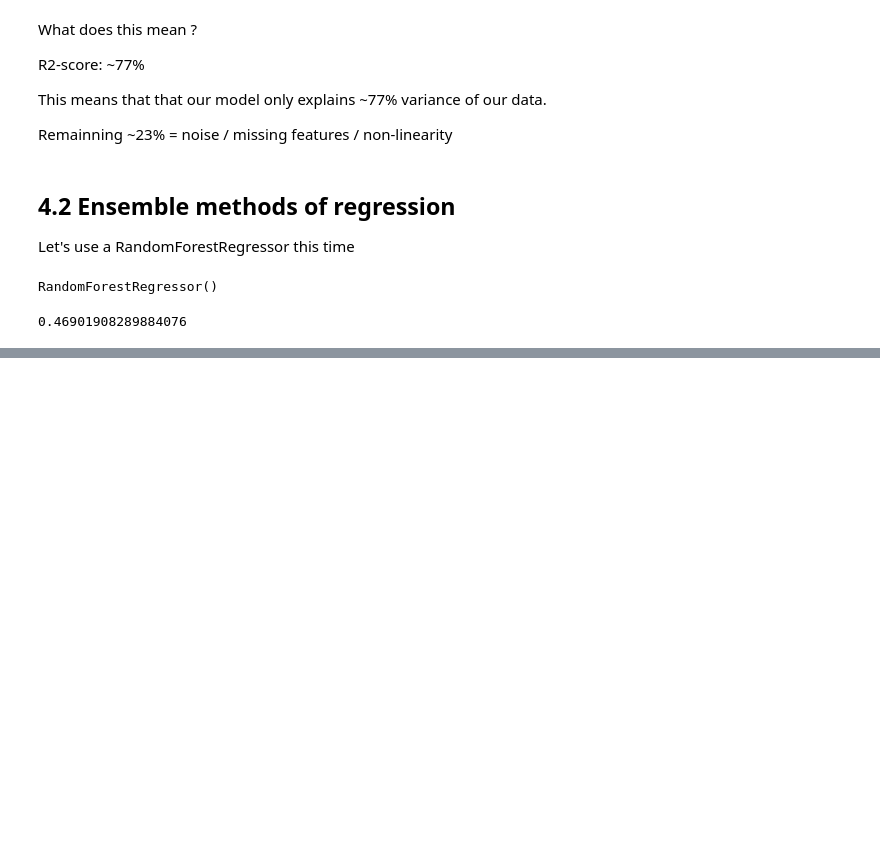
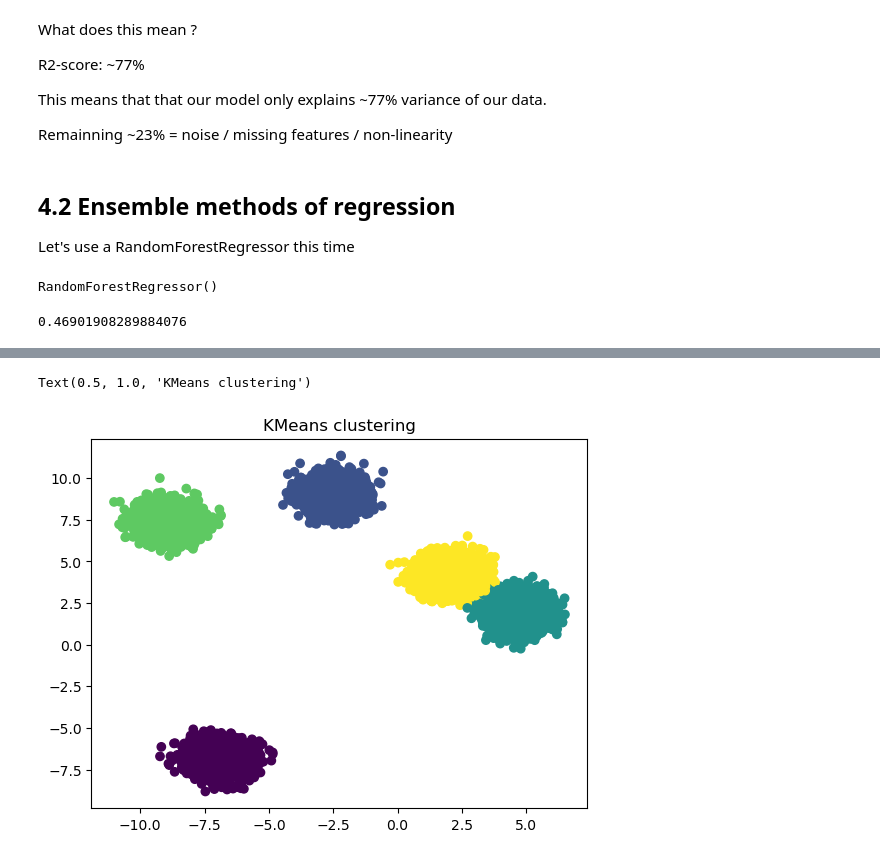
Before and after one commit to Animosius/ai-ml-projects-tools-and-experiments, a Jupyter notebook: foundational/scikit-learn/sc_learn.ipynb, the cells around one changed output, grey strips where cells are left out. Saved outputs shown, nothing was run; the diff lists cells and outputs as text; code cells hidden in the pictures; blank space fills up the shorter version.

```diff
--- a/foundational/scikit-learn/sc_learn.ipynb
+++ b/foundational/scikit-learn/sc_learn.ipynb
@@ -563,0 +732,11 @@ bio_rfr.score(X_test, y_test)
+# %%
+from sklearn.cluster import KMeans
+
+kmeans = KMeans(n_clusters=5, random_state=42)
+labels = kmeans.fit_predict(X) # takes listlike input
+
+plt.scatter(X[:, 0], X[:, 1], c=labels)
+plt.title("KMeans clustering")
+# %% [output]
+Text(0.5, 1.0, 'KMeans clustering')
+[figure, added]
```
Also changed, not shown: parts of 38 cells of this notebook.
